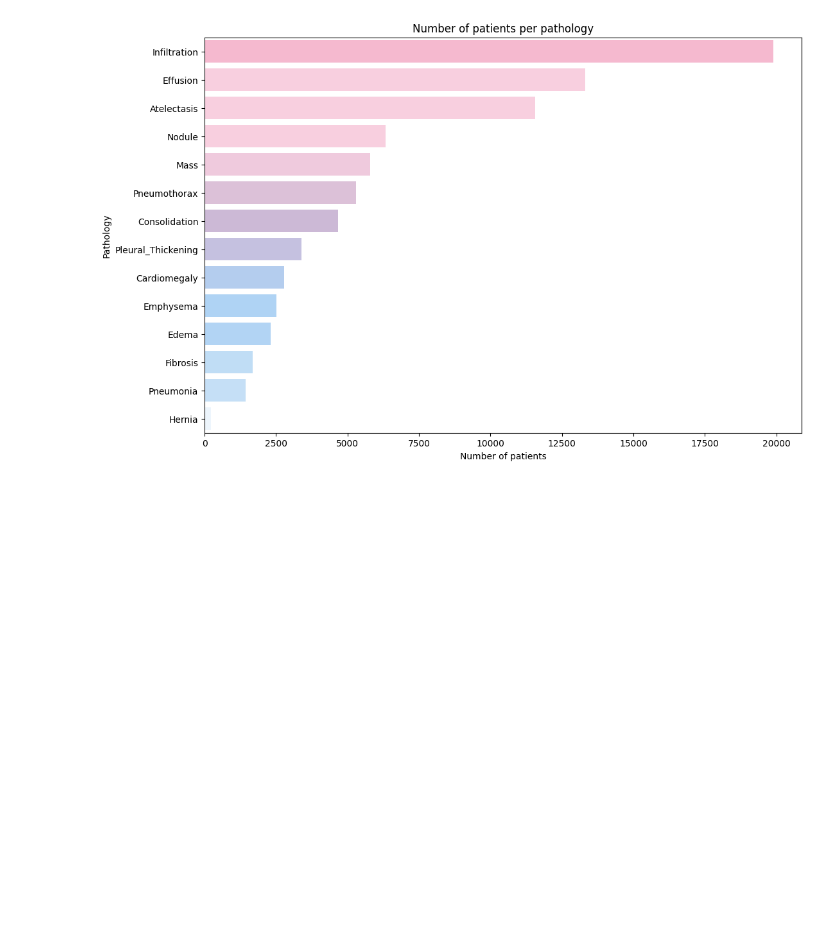
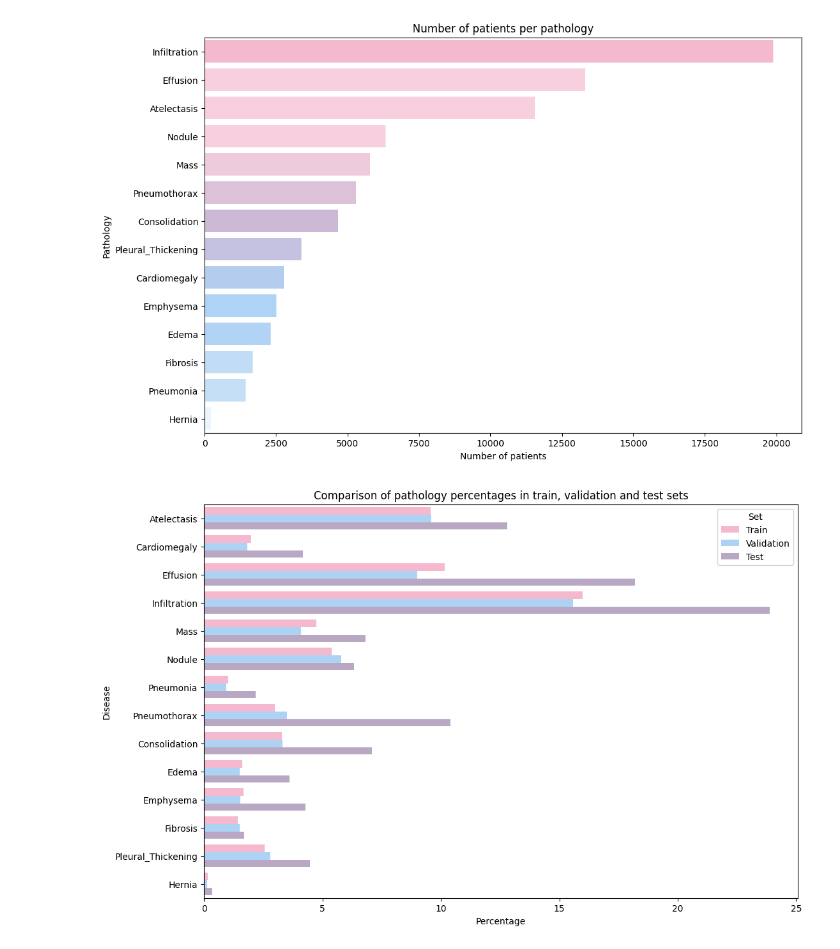
Before and after one commit to taheeraahmed/master-thesis, a Jupyter notebook: 01-multi-label/notebook/look-at-new-train-val-test-split.ipynb, the cells around one changed output. Cells and saved outputs as stored; diff of their text form; code cells hidden in the pictures; blank space fills up the shorter version.

```diff
--- a/01-multi-label/notebook/look-at-new-train-val-test-split.ipynb
+++ b/01-multi-label/notebook/look-at-new-train-val-test-split.ipynb
@@ -229,3 +229,33 @@ Passing `palette` without assigning `hue` is deprecated and will be removed in v
 
   sns.barplot(x=label_summary.values, y=label_summary.index, palette=colors)
 [figure]
+# %%
+train_percentages = df_train[labels].mean() * 100
+val_percentages = df_val[labels].mean() * 100
+test_percentage = df_test[labels].mean() * 100
+
+# create a DataFrame that contains the calculated percentages
+data = {
+    'Train': train_percentages,
+    'Validation': val_percentages,
+    'Test': test_percentage
+}
+
+percentage_df = pd.DataFrame(data)
+
+# reset index to make 'Disease' a column
+percentage_df = percentage_df.reset_index().rename(
+    columns={'index': 'Disease'})
+
+# melt the DataFrame from wide format to long format for plotting
+percentage_df = percentage_df.melt(
+    id_vars='Disease', var_name='Set', value_name='Percentage')
+
+# create a bar plot that compares the percentages of each disease in the train and validation sets
+plt.figure(figsize=(12, 8))
+sns.barplot(data=percentage_df, x='Percentage',
+            y='Disease', hue='Set', alpha=1, palette=custom_palette)
+plt.title('Comparison of pathology percentages in train, validation and test sets')
+plt.savefig("images/percentage_train_val_test.png")
+# %% [output]
+[figure, added]
```
Also changed, not shown: 1 other file.
